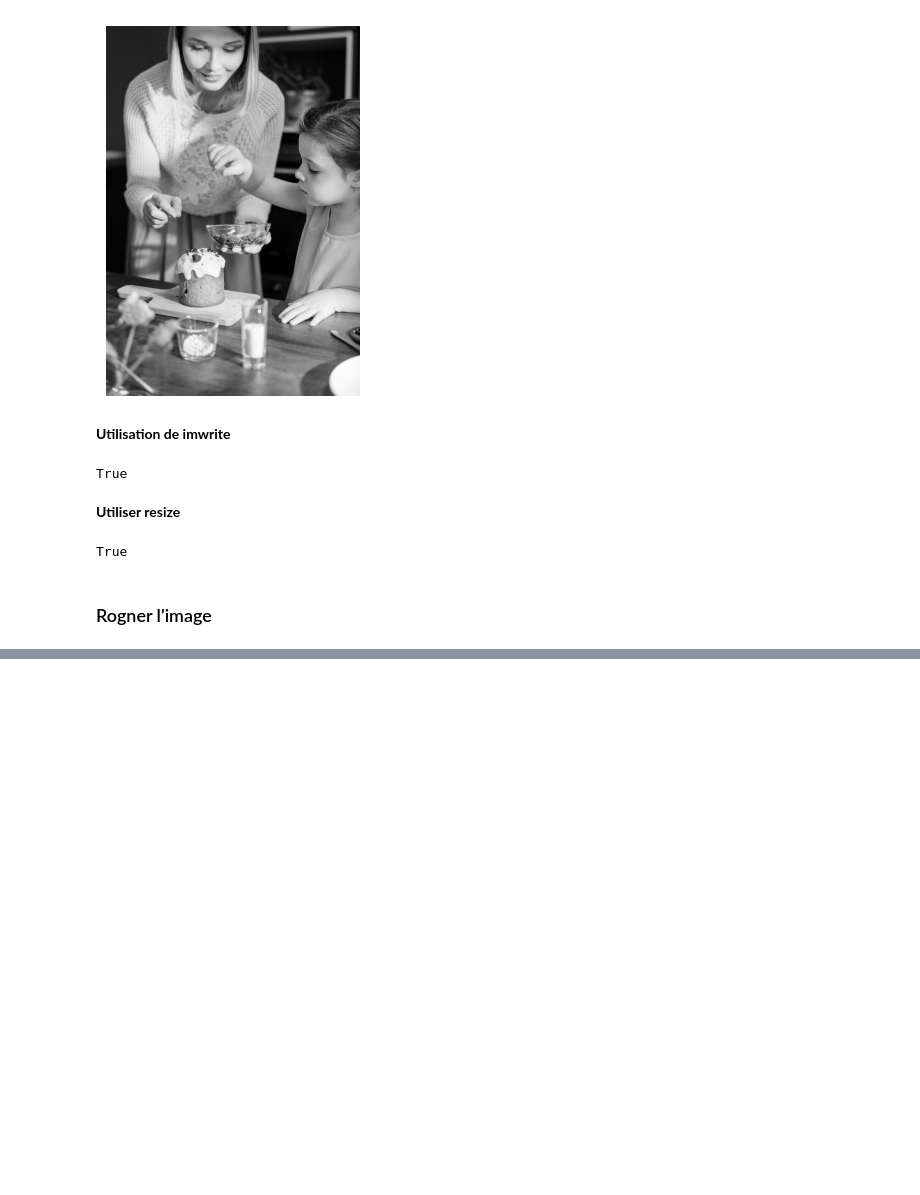
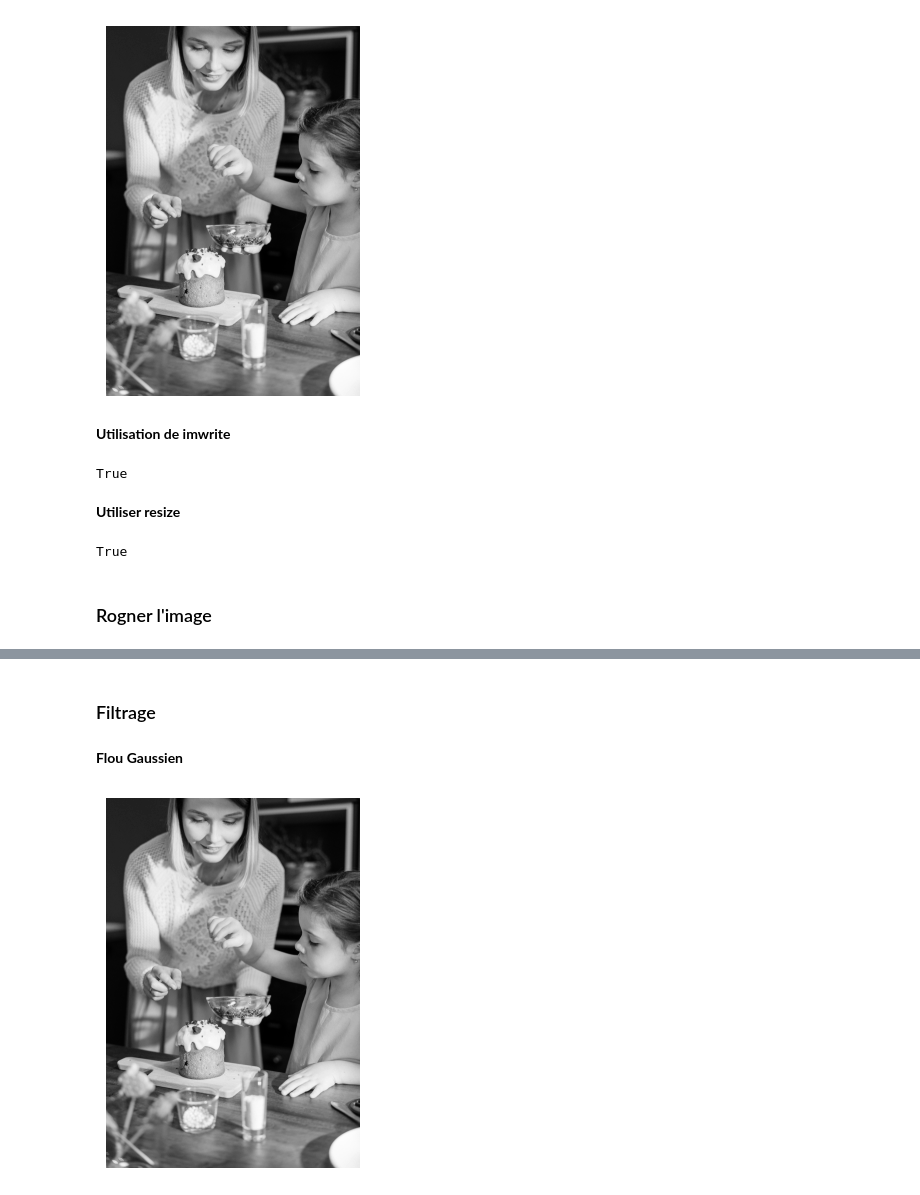
Before and after one commit to BatataNatna/Reconnaissance_S1, a Jupyter notebook: Reconnaissance_S1.ipynb, the cells around one changed output, grey strips where cells are left out. Cells and saved outputs as stored; diff of their text form; code cells hidden in the pictures; blank space fills up the shorter version.

```diff
--- a/Reconnaissance_S1.ipynb
+++ b/Reconnaissance_S1.ipynb
@@ -61,0 +81,11 @@ plt.show()
+# %% [markdown]
+### Filtrage
+# %% [markdown]
+**Flou Gaussien**
+# %%
+image_floue = cv2.GaussianBlur(gray_image, (5,5), 0)
+plt.imshow( image_floue,cmap='gray')
+plt.axis("off")
+plt.show()
+# %% [output]
+[figure, added]
```
Also changed, not shown: parts of 9 cells of this notebook.
